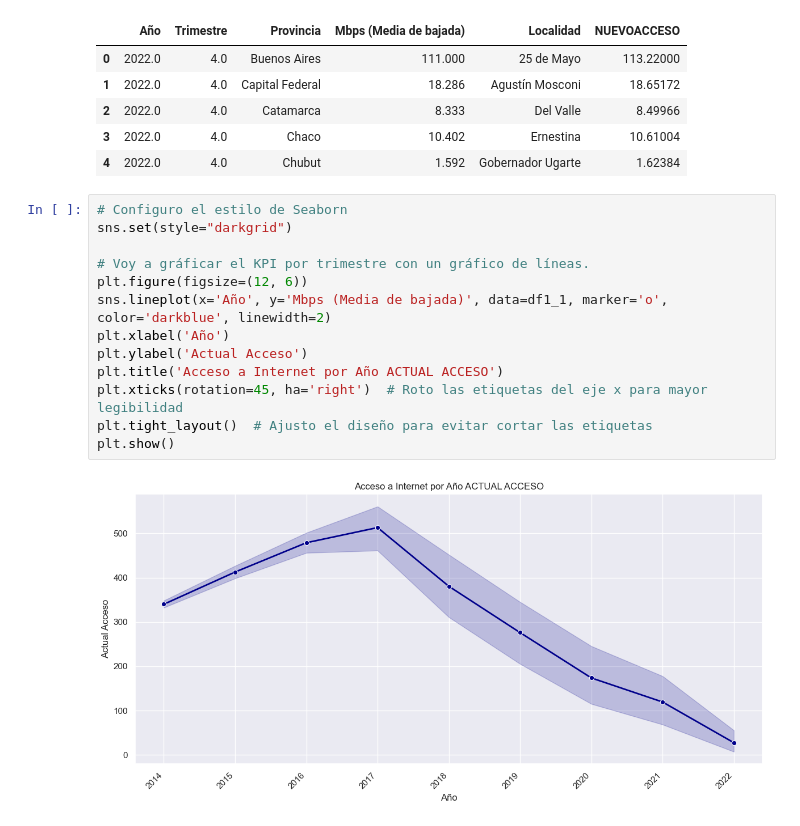
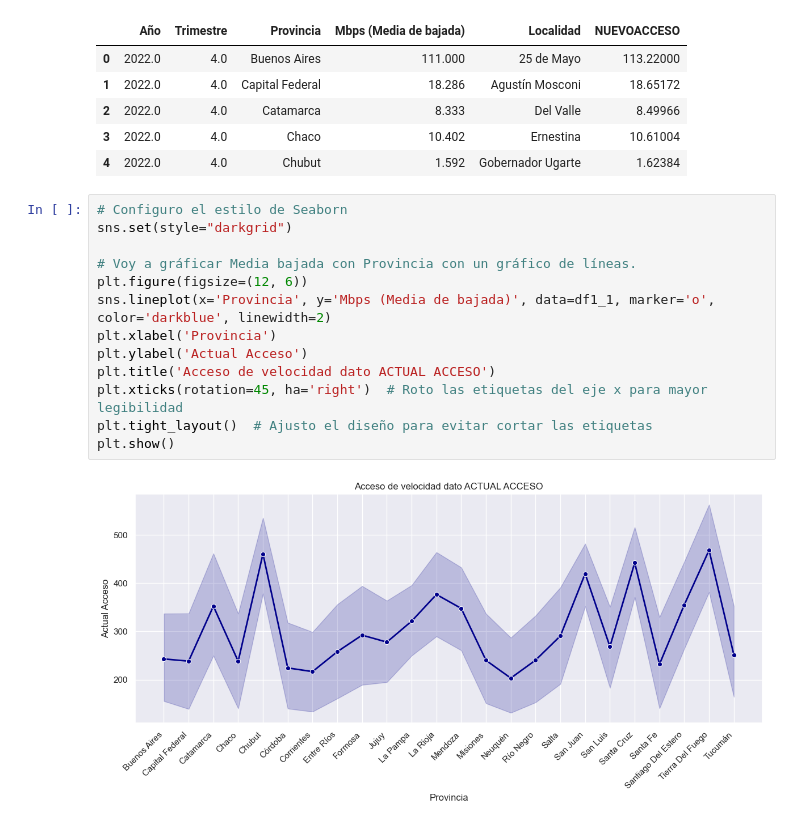
Before and after one commit to Chinaskidev/VecinoNet_Proyecto, a Jupyter notebook: tele_ENACOM_EDA.ipynb, the cells around one changed output. Drawn from its saved outputs; the diff is of its cells as text.

```diff
--- a/tele_ENACOM_EDA.ipynb
+++ b/tele_ENACOM_EDA.ipynb
@@ -894,18 +895,18 @@ df1_1.head()
 # %%
 # Configuro el estilo de Seaborn
 sns.set(style="darkgrid")
 
-# Voy a gráficar el KPI por trimestre con un gráfico de líneas.
+# Voy a gráficar Media bajada con Provincia con un gráfico de líneas.
 plt.figure(figsize=(12, 6))
-sns.lineplot(x='Año', y='Mbps (Media de bajada)', data=df1_1, marker='o', color='darkblue', linewidth=2)
-plt.xlabel('Año')
+sns.lineplot(x='Provincia', y='Mbps (Media de bajada)', data=df1_1, marker='o', color='darkblue', linewidth=2)
+plt.xlabel('Provincia')
 plt.ylabel('Actual Acceso')
-plt.title('Acceso a Internet por Año ACTUAL ACCESO')
+plt.title('Acceso de velocidad dato ACTUAL ACCESO')
 plt.xticks(rotation=45, ha='right')  # Roto las etiquetas del eje x para mayor legibilidad
 plt.tight_layout()  # Ajusto el diseño para evitar cortar las etiquetas
 plt.show()
 # %% [output]
-[figure, old version]
+[figure, new version]
 # %%
 # Configuro el estilo de Seaborn
 sns.set(style="darkgrid")
```
Also changed, not shown: parts of 10 cells of this notebook.
